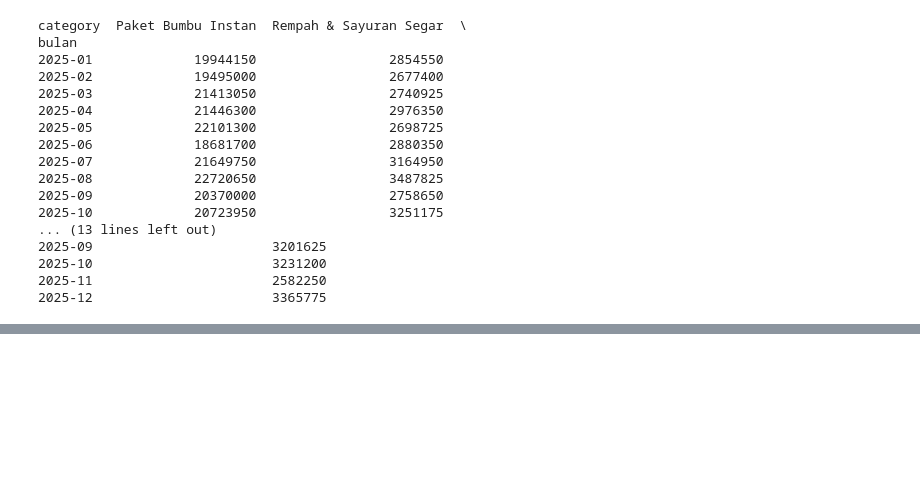
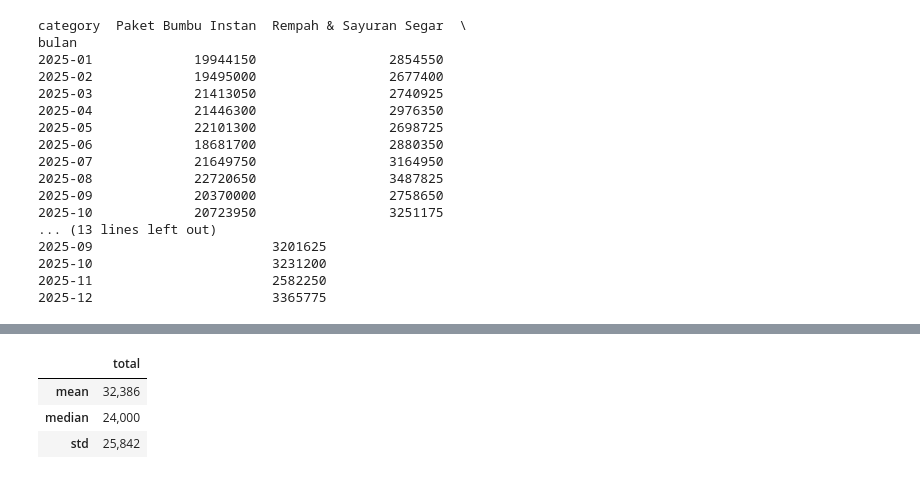
Before and after one commit to zulvanadrian-spec/mini-project-data-analyst-visualizations, a Jupyter notebook: Mini Project/part-2.ipynb, the cells around one changed output, grey strips where cells are left out. Cells and saved outputs as stored; diff of their text form; code cells hidden in the pictures; blank space fills up the shorter version.

```diff
--- a/Mini Project/part-2.ipynb
+++ b/Mini Project/part-2.ipynb
@@ -114,0 +194,10 @@ bulan
+# %%
+# menerima dictionary dengan format {nama_kolom: [daftar fungsi]}:
+df.agg({"total": ["mean", "median", "std"]})
+
+#"total" = kolom yang dihitung ["mean", "median", "std"] = tiga hitungan yang dijalanin
+# %% [output]
+|  | total |
+| mean | 32,386 |
+| median | 24,000 |
+| std | 25,842 |
```
Also changed, not shown: parts of 13 cells of this notebook.
